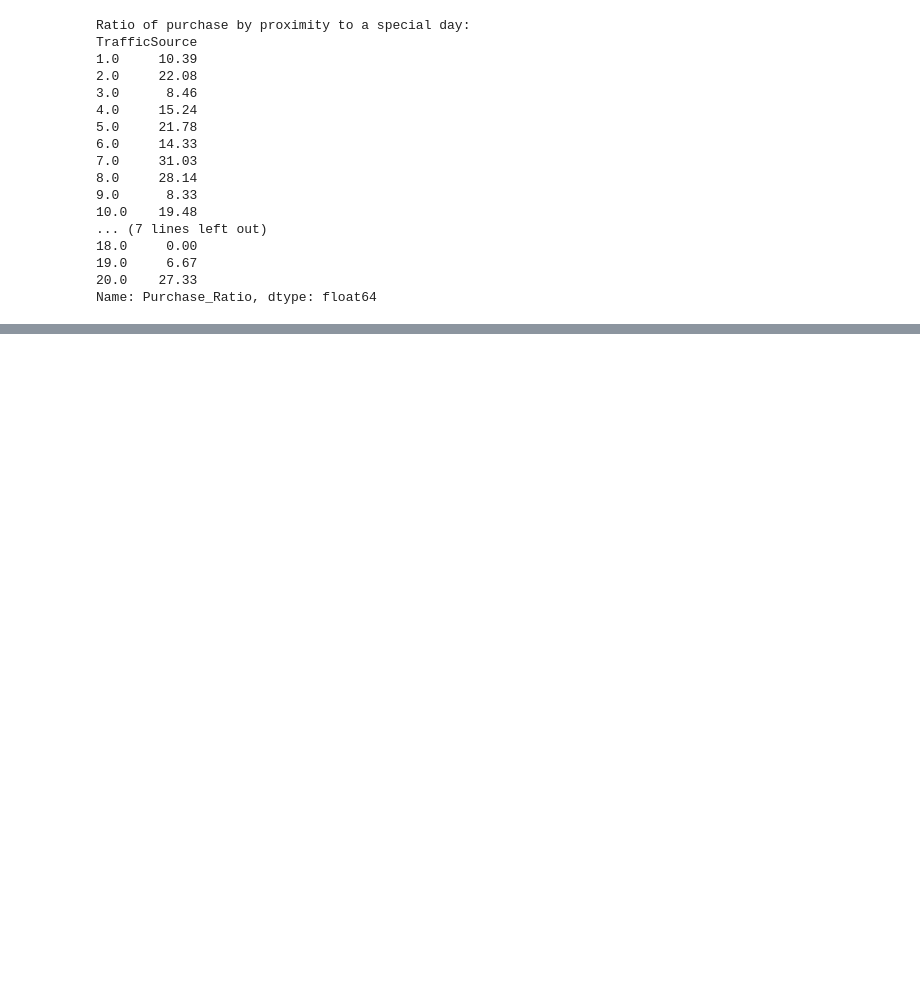
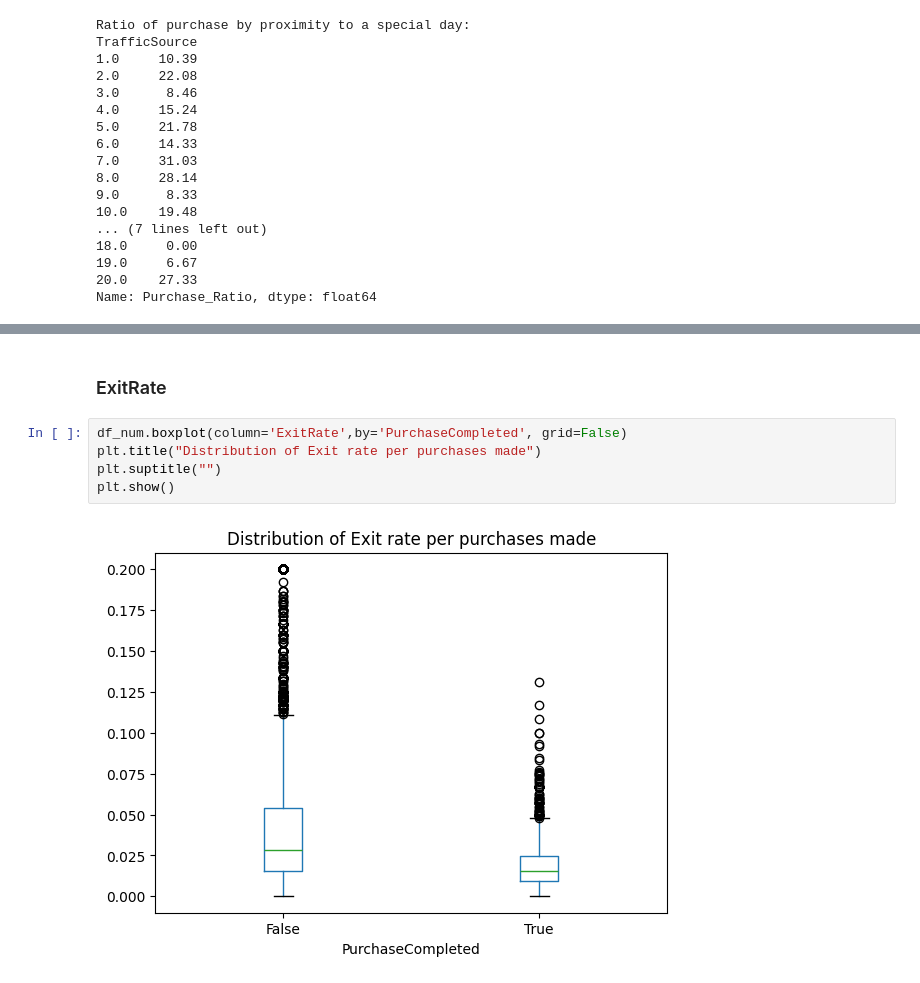
Before and after one commit to R00k3y/EDA_ML_Ecommerce, a Jupyter notebook: eda.ipynb, the cells around one changed output, grey strips where cells are left out. Cells and saved outputs as stored; diff of their text form; blank space fills up the shorter version.

```diff
--- a/eda.ipynb
+++ b/eda.ipynb
@@ -399,0 +453,9 @@ max       63973.522230     0.200000     0.200000   361.763742
+# %% [markdown]
+### ExitRate
+# %%
+df_num.boxplot(column='ExitRate',by='PurchaseCompleted', grid=False)
+plt.title("Distribution of Exit rate per purchases made")
+plt.suptitle("")
+plt.show()
+# %% [output]
+[figure, added]
```
Also changed, not shown: parts of 38 cells of this notebook.
